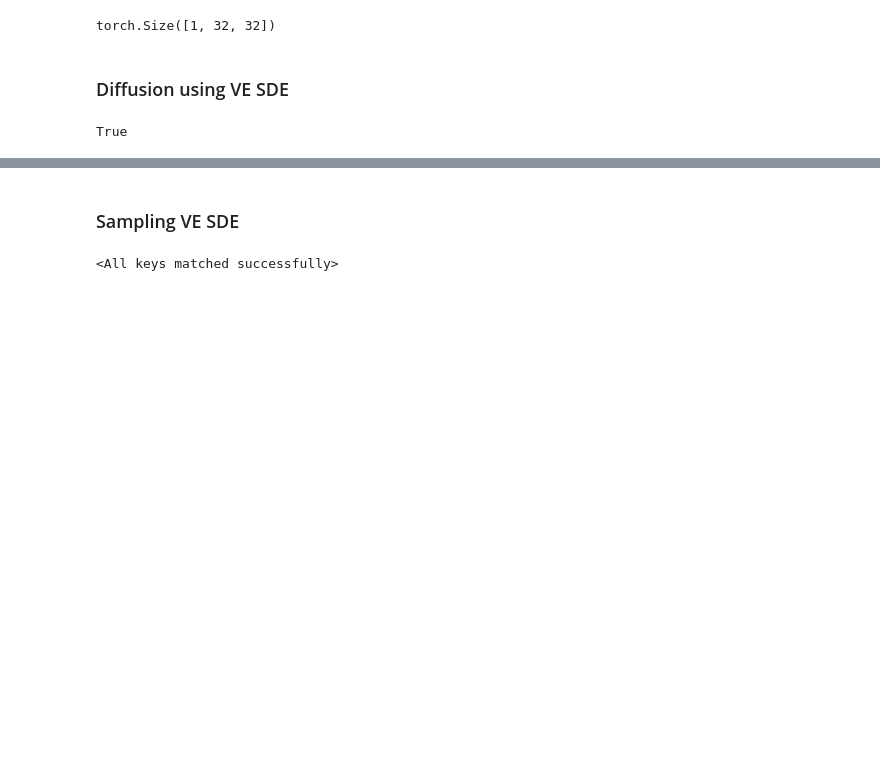
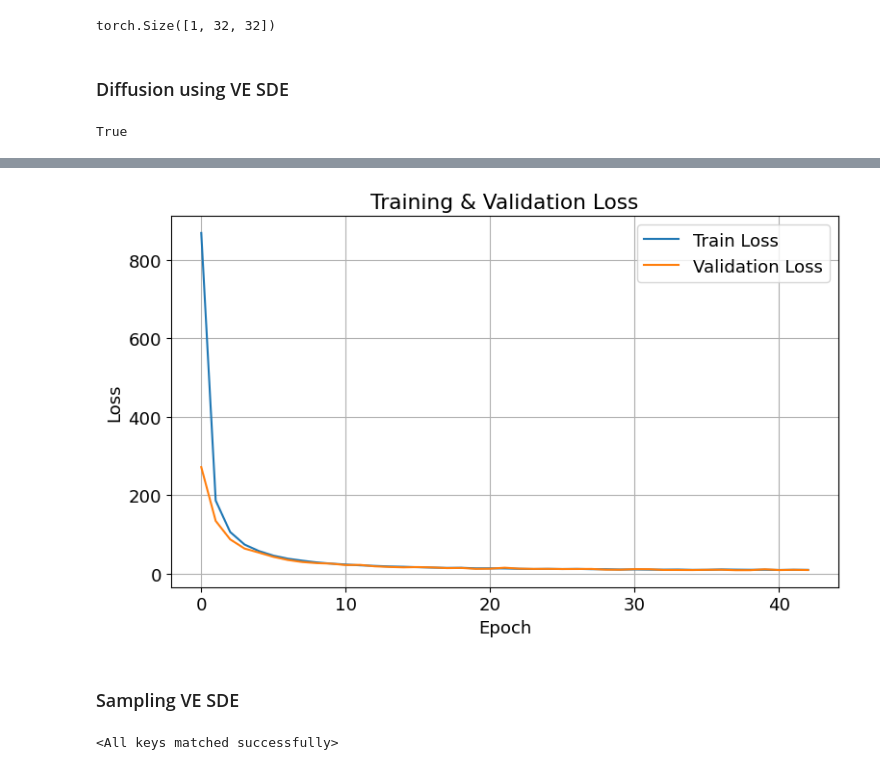
Before and after one commit to remmsrt/DiffusionSDE, a Jupyter notebook: demo_TimeSeries.ipynb, the cells around one changed output, grey strips where cells are left out. Saved outputs shown, nothing was run; the diff lists cells and outputs as text; code cells hidden in the pictures; blank space fills up the shorter version.

```diff
--- a/demo_TimeSeries.ipynb
+++ b/demo_TimeSeries.ipynb
@@ -224,6 +224,10 @@ Epoch 10: Train Loss = 25.5210, Val Loss = 25.4371
 Epoch 11: Train Loss = 23.1946, Val Loss = 21.8150
 Epoch 12: Train Loss = 21.0973, Val Loss = 22.2419
 ... (31 outputs left out)
+# %%
+show_loss_curves(train_losses_OU_VE, val_losses_OU_VE)
+# %% [output]
+[figure, added]
 # %% [markdown]
 ### Sampling VE SDE
 # %%
```
Also changed, not shown: parts of 9 cells of this notebook, 3 other files.
